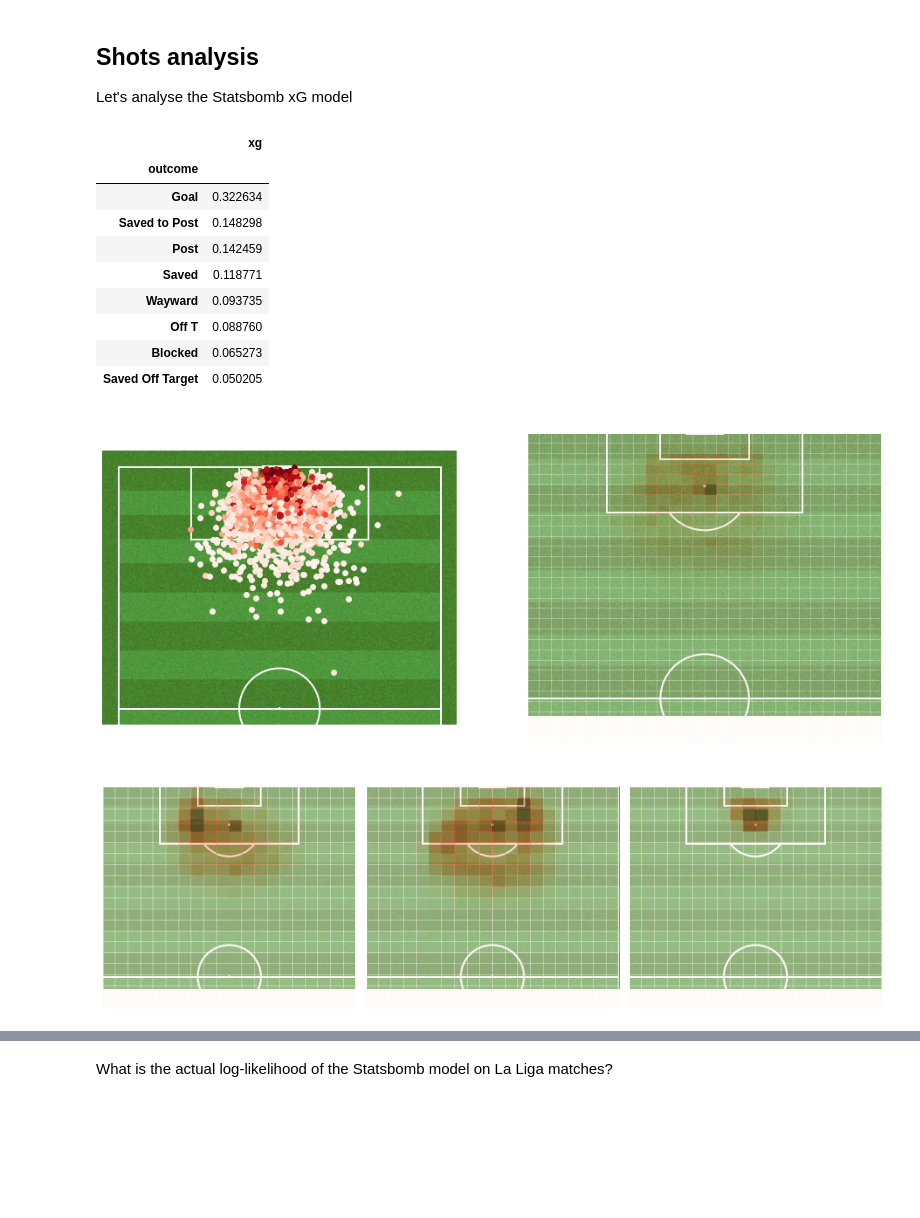
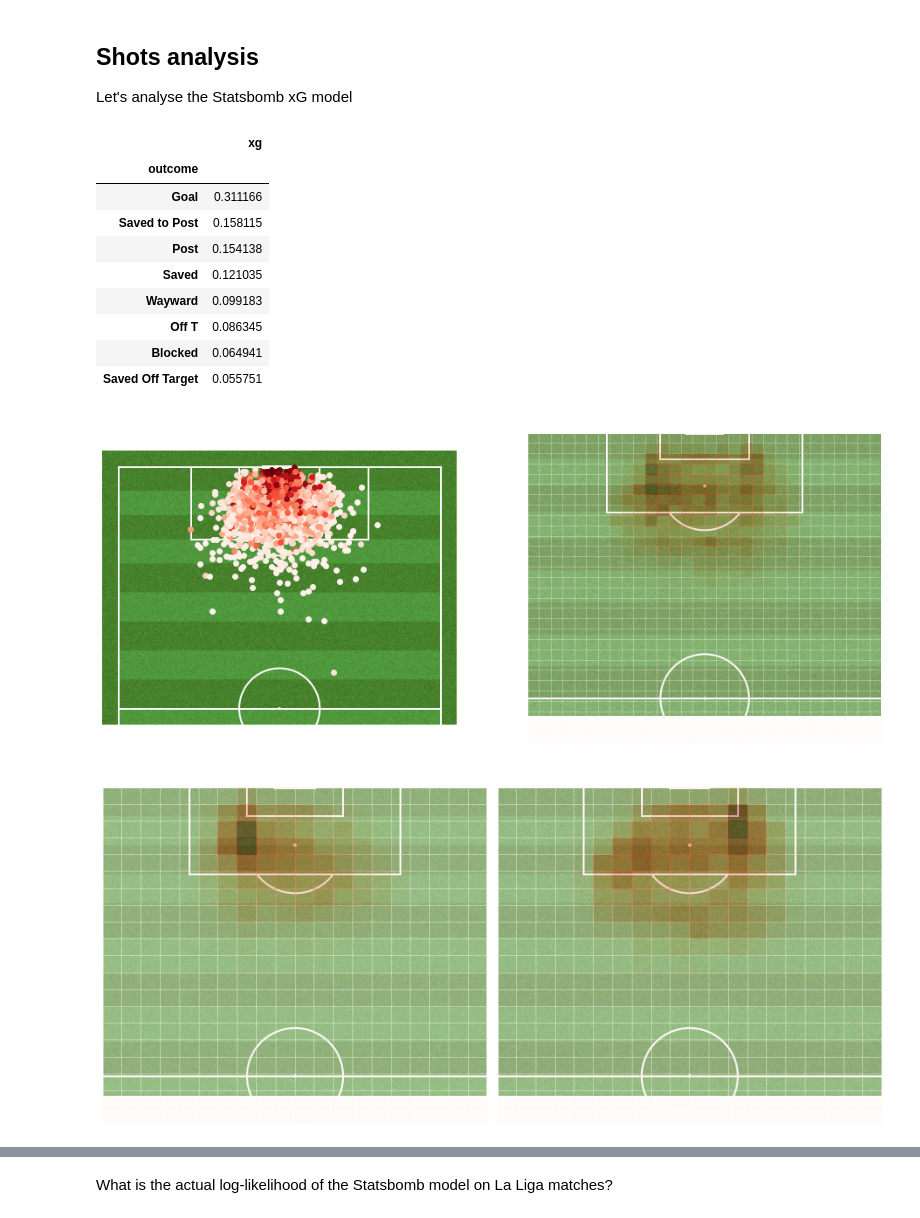
Before and after one commit to MatteoFelici/football, a Jupyter notebook: xg-model/StatsBomb.ipynb, the cells around one changed output, grey strips where cells are left out. Cells and saved outputs as stored; diff of their text form; code cells hidden in the pictures; blank space fills up the shorter version.

```diff
--- a/xg-model/StatsBomb.ipynb
+++ b/xg-model/StatsBomb.ipynb
@@ -158,6 +160,8 @@ shots.to_feather('data/shots_laliga')
 # %%
 # Reload results
 shots = pd.read_feather('data/shots_laliga')
+shots = shots.loc[(shots['body_part'].isin(['Left Foot', 'Right Foot'])) &
+                  (shots['shot_type'] == 'Open Play')]
 # %% [markdown]
 ## Shots analysis
 Let's analyse the Statsbomb xG model
@@ -166,14 +170,14 @@ shots.groupby('outcome').agg({'xg': 'mean'}).sort_values(by='xg', ascending=Fals
 # %% [output]
 |  | xg |
 | outcome |  |
-| Goal | 0.322634 |
-| Saved to Post | 0.148298 |
-| Post | 0.142459 |
-| Saved | 0.118771 |
-| Wayward | 0.093735 |
-| Off T | 0.088760 |
-| Blocked | 0.065273 |
-| Saved Off Target | 0.050205 |
+| Goal | 0.311166 |
+| Saved to Post | 0.158115 |
+| Post | 0.154138 |
+| Saved | 0.121035 |
+| Wayward | 0.099183 |
+| Off T | 0.086345 |
+| Blocked | 0.064941 |
+| Saved Off Target | 0.055751 |
 # %%
 goals = shots.loc[shots['outcome'] == 'Goal']
 
@@ -203,34 +207,29 @@ ax[1].set_title('All shots', color='w')
 
 plt.show()
 # %% [output]
-[figure, old version]
+[figure, new version]
 # %%
 # Per body part
 
-pitch = Pitch(pitch_color='grass', line_color='white', orientation='vertical', view='half', stripe=True, figsize=(12, 8), layout=(1, 3))
+pitch = Pitch(pitch_color='grass', line_color='white', orientation='vertical', view='half', stripe=True, figsize=(12, 8), layout=(1, 2))
 fig, ax = pitch.draw()
 
 
 ax[0].hist2d(shots.loc[shots['body_part'] == 'Left Foot', 'y_shot'],
                 shots.loc[shots['body_part'] == 'Left Foot', 'x_shot'],
                 cmap='Reds', alpha=0.4, bins=(20, 20), range=[[0, 80], [50, 120]])
 ax[0].set_title('Left foot', color='white')
 
 
 ax[1].hist2d(shots.loc[shots['body_part'] == 'Right Foot', 'y_shot'],
                 shots.loc[shots['body_part'] == 'Right Foot', 'x_shot'],
                 cmap='Reds', alpha=0.4, bins=(20, 20), range=[[0, 80], [50, 120]])
 ax[1].set_title('Right foot', color='white')
 
 
-ax[2].hist2d(shots.loc[shots['body_part'].isin(['Head', 'Other']), 'y_shot'],
-                shots.loc[shots['body_part'].isin(['Head', 'Other']), 'x_shot'],
-                cmap='Reds', alpha=0.4, bins=(20, 20), range=[[0, 80], [50, 120]])
-ax[2].set_title('Other', color='white')
-
 plt.show()
 # %% [output]
-[figure, old version]
+[figure, new version]
 # %%
 # Per technique
 
```
Also changed, not shown: parts of 22 cells of this notebook.
